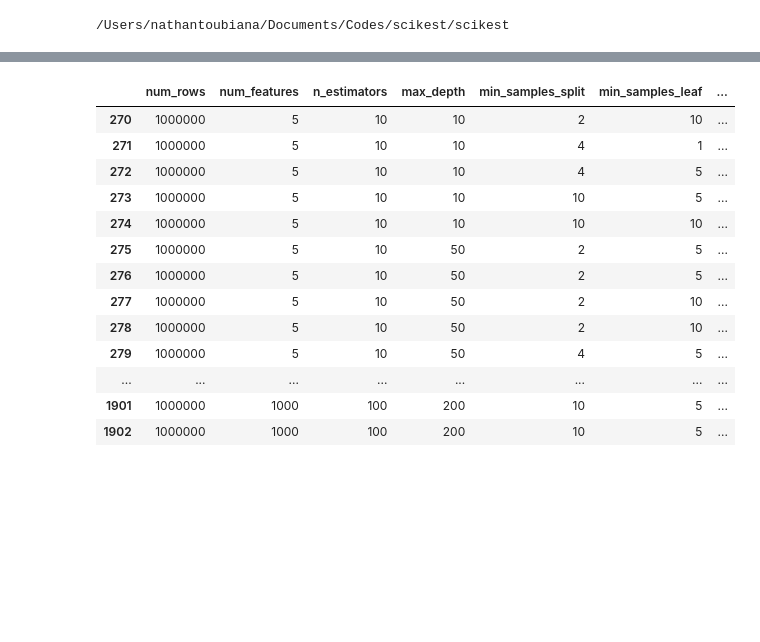
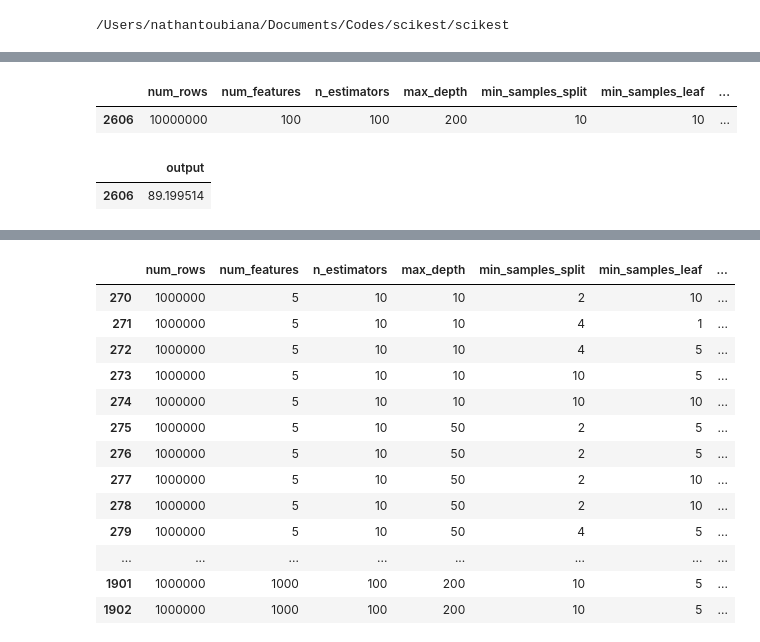
Before and after one commit to scitime/scitime, a Jupyter notebook: Training-time-estimation.ipynb, the cells around one changed output, grey strips where cells are left out. Drawn from its saved outputs; the diff is of its cells as text; code cells hidden in the pictures; blank space fills up the shorter version.

```diff
--- a/Training-time-estimation.ipynb
+++ b/Training-time-estimation.ipynb
@@ -66,4 +66,14 @@ RandomForestRegressor(bootstrap=True, criterion='mse', max_depth=None,
            min_samples_leaf=1, min_samples_split=2,
            min_weight_fraction_leaf=0.0, n_estimators=10, n_jobs=1,
            oob_score=False, random_state=None, verbose=0, warm_start=False)
+# %%
+df.tail(1)
+# %% [output]
+|  | num_rows | num_features | n_estimators | max_depth | min_samples_split | min_samples_leaf | ... |
+| 2606 | 10000000 | 100 | 100 | 200 | 10 | 10 | ... |
+# %%
+outputs.tail(1)
+# %% [output]
+|  | output |
+| 2606 | 89.199514 |
 # %%
```
Also changed, not shown: parts of 5 cells of this notebook, 2 other files.
